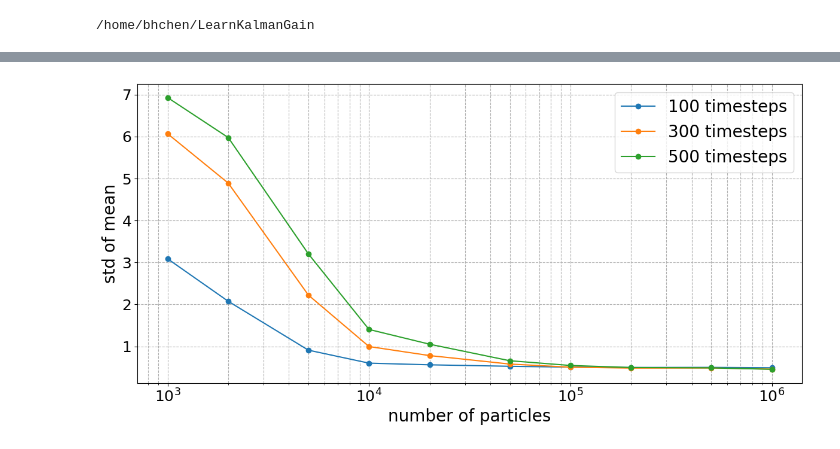
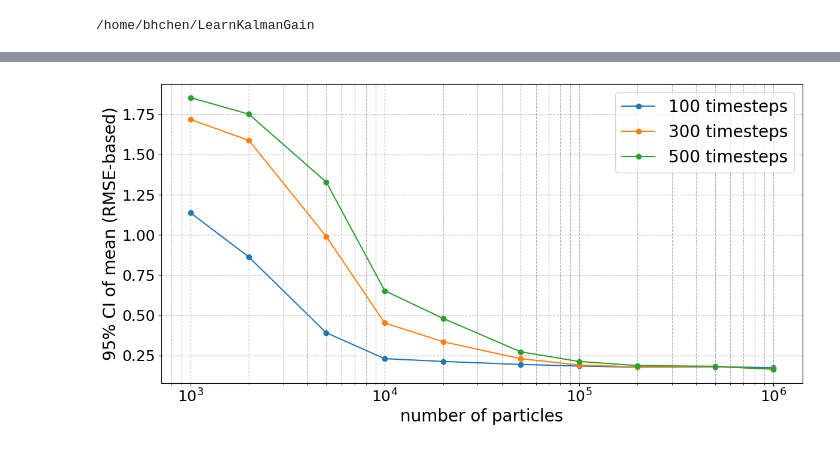
Before and after one commit to wispcarey/Proper-Scoring-Ensemble-Filter, a Jupyter notebook: test_notebooks/pf_exam.ipynb, the cells around one changed output, grey strips where cells are left out. Saved outputs shown, nothing was run; the diff lists cells and outputs as text; code cells hidden in the pictures.

```diff
--- a/test_notebooks/pf_exam.ipynb
+++ b/test_notebooks/pf_exam.ipynb
@@ -8,7 +9,55 @@ import matplotlib.pyplot as plt
 # %%
+import torch
+import os
+import matplotlib.pyplot as plt
+import math
+
+# --- Configuration ---
 pf_N_list = [1000, 2000, 5000, 10000, 20000, 50000, 100000, 200000, 500000, 1000000]
 seed_list = [0, 1, 2, 3, 4, 5, 6, 7, 8, 9, 42]
 max_t_list = [100, 300, 500]
+data_dir = "data/lorenz63/"
+
+# --- Part 1: Average data across seeds and save new files ---
+print("--- Starting Data Averaging Process ---")
+os.makedirs(data_dir, exist_ok=True)
+
+for pf_N in pf_N_list:
+    mean_tensors = []
+    cov_tensors = []
+
+    for seed in seed_list:
+        file_path = f"{data_dir}pf_results_sigma_y_1.0_batch_64_len_500_pfN_{pf_N}_{seed}.pt"
+
+        if os.path.exists(file_path):
+            try:
+                data = torch.load(file_path, weights_only=True)
+                mean_tensors.append(data[0]['means'])
+                cov_tensors.append(data[0]['covs'])
+            except Exception as e:
+                print(f"Could not load or process file {file_path}: {e}")
+        else:
+            print(f"Warning: File not found and will be skipped: {file_path}")
+
+    if not mean_tensors:
+        print(f"No data found for pf_N = {pf_N}, skipping.")
+        continue
+
+    avg_mean = torch.mean(torch.stack(mean_tensors), dim=0)
+    avg_cov = torch.mean(torch.stack(cov_tensors), dim=0)
+
+    output_data = [{'means': avg_mean, 'covs': avg_cov}]
+
+    output_path = f"{data_dir}pf_results_sigma_y_1.0_batch_64_len_500_pfN_{pf_N}_avg.pt"
+    torch.save(output_data, output_path)
+
+    print(f"Successfully created: {output_path}")
+
+print("\n--- Data Averaging Complete ---\n")
+
+
+# --- Part 2: Calculate 95% CI and Plot Results ---
+print("--- Starting Plotting Process ---")
 
 fig1 = plt.figure(figsize=(12, 6))
 fig2 = plt.figure(figsize=(12, 6))
@@ -17,36 +66,51 @@ ax2 = fig2.add_subplot(1, 1, 1)
 ax1.set_xscale('log')
 ax2.set_xscale('log')
 
+num_seeds = len(seed_list)
+
 for max_t in max_t_list:
-    std_pf_N_mean_list = []
-    std_pf_N_cov_list = []
+    ci_95_mean_list = []
+    ci_95_cov_list = []
     for pf_N in pf_N_list:
         mean_list = []
         cov_list =[]
         for seed in seed_list:
-            data_name = f"data/lorenz63/pf_results_sigma_y_1.0_batch_64_len_500_pfN_{pf_N}_{seed}.pt"
+            data_name = f"{data_dir}pf_results_sigma_y_1.0_batch_64_len_500_pfN_{pf_N}_{seed}.pt"
             data = torch.load(data_name, weights_only=True)
             mean_list.append(data[0]['means'])
             cov_list.append(data[0]['covs'])
+
         mean_tensor = torch.stack(mean_list)[:, :max_t, :, :]
         cov_tensor = torch.stack(cov_list)[:, :max_t, :, :]
-        std_pf_N_mean_list.append(torch.std(mean_tensor, dim=0).mean().item())
-        std_pf_N_cov_list.append(torch.std(cov_tensor, dim=0).mean().item())
+
+        avg_mean_across_seeds = torch.mean(mean_tensor, dim=0, keepdim=True)
+        error_mean = mean_tensor - avg_mean_across_seeds
+        rmse_tensor = torch.sqrt(torch.mean(error_mean**2, dim=-1))
+        se_of_rmse = torch.std(rmse_tensor, dim=0) / math.sqrt(num_seeds)
+        ci_95_mean_list.append(1.96 * se_of_rmse.mean().item())
+
+        avg_cov_across_seeds = torch.mean(cov_tensor, dim=0, keepdim=True)
+        error_cov = cov_tensor - avg_cov_across_seeds
+        fnorm_tensor = torch.linalg.norm(error_cov, ord='fro', dim=(-2, -1))
+        se_of_fnorm = torch.std(fnorm_tensor, dim=0) / math.sqrt(num_seeds)
+        ci_95_cov_list.append(1.96 * se_of_fnorm.mean().item())
+
         if pf_N == 1000000:
-            print(std_pf_N_mean_list[-1])
-            print(std_pf_N_cov_list[-1])
+            print(f"Results for max_t={max_t}, pf_N={pf_N}:")
+            print(f"  95% CI of Mean (RMSE-based): {ci_95_mean_list[-1]}")
+            print(f"  95% CI of Cov (F-norm-based): {ci_95_cov_list[-1]}")
 
-    ax1.plot(pf_N_list, std_pf_N_mean_list, marker='o', linestyle='-', label=f"{max_t} timesteps")
-    ax2.plot(pf_N_list, std_pf_N_cov_list, marker='o', linestyle='-', label=f"{max_t} timesteps")
+    ax1.plot(pf_N_list, ci_95_mean_list, marker='o', linestyle='-', label=f"{max_t} timesteps")
+    ax2.plot(pf_N_list, ci_95_cov_list, marker='o', linestyle='-', label=f"{max_t} timesteps")
 
 ax1.set_xlabel("number of particles", fontsize=20)
-ax1.set_ylabel("std of mean", fontsize=20)
+ax1.set_ylabel("95% CI of mean (RMSE-based)", fontsize=20)
 ax1.legend(fontsize=20)
 ax1.tick_params(axis='both', which='major', labelsize=18)
 ax1.grid(True, which="both", ls="--")
 
 ax2.set_xlabel("number of particles", fontsize=20)
-ax2.set_ylabel("std of cov", fontsize=20)
+ax2.set_ylabel("95% CI of cov (F-norm-based)", fontsize=20)
 ax2.legend(fontsize=20)
 ax2.tick_params(axis='both', which='major', labelsize=18)
 ax2.grid(True, which="both", ls="--")
@@ -55,4 +119,6 @@ fig1.tight_layout()
 fig2.tight_layout()
 
 plt.show()
+
+print("\n--- Plotting Complete ---")
 # %% [output]
@@ -65 +142 @@ plt.show()
-[figure, old version]
+[figure, new version]
```
Also changed, not shown: parts of 2 cells of this notebook, 12 other files.
